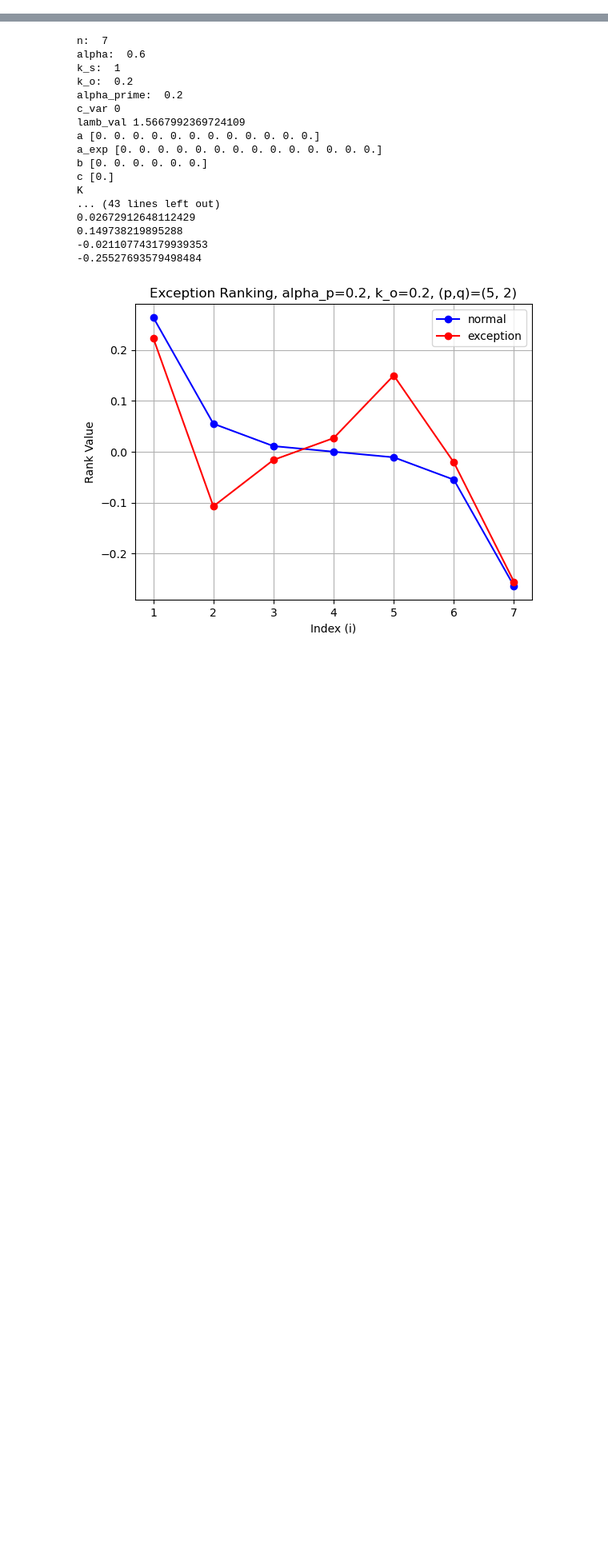
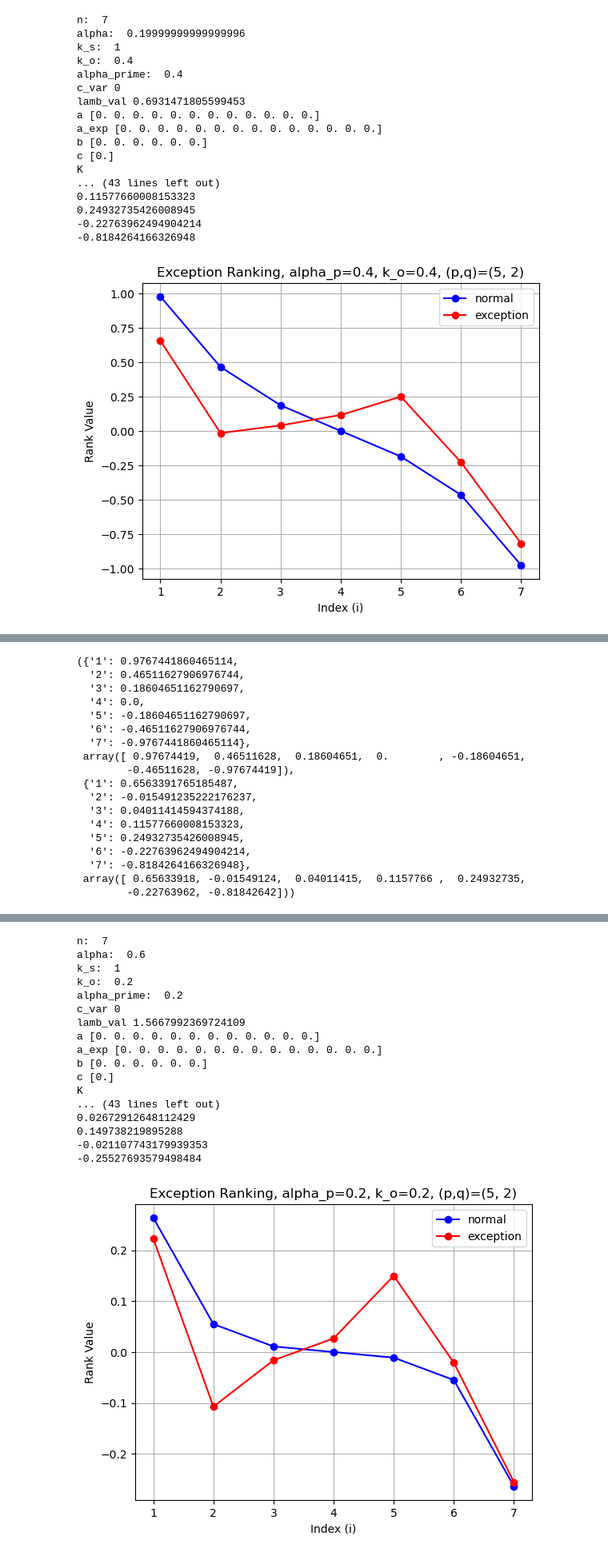
Before and after one commit to lukelc23/Analysis, a Jupyter notebook: inverse_computation_solutions.ipynb, the cells around one changed output, grey strips where cells are left out. Shown at 80% size. Saved outputs shown, nothing was run; the diff lists cells and outputs as text; code cells hidden in the pictures; blank space fills up the shorter version.

```diff
--- a/inverse_computation_solutions.ipynb
+++ b/inverse_computation_solutions.ipynb
@@ -748,0 +934,28 @@ K
+# %%
+n_set = 7
+k_o_set = 0.40
+k_s_set = 1
+p_set = 5
+q_set = 2
+c_var_set = 0
+
+run_simulation(n_set, k_o_set, k_s_set, p_set, q_set, c_var_set)
+# %% [output]
+n:  7
+alpha:  0.19999999999999996
+k_s:  1
+k_o:  0.4
+alpha_prime:  0.4
+c_var 0
+lamb_val 0.6931471805599453
+a [0. 0. 0. 0. 0. 0. 0. 0. 0. 0. 0. 0.]
+a_exp [0. 0. 0. 0. 0. 0. 0. 0. 0. 0. 0. 0. 0. 0.]
+b [0. 0. 0. 0. 0. 0.]
+c [0.]
+K
+... (43 lines left out)
+0.11577660008153323
+0.24932735426008945
+-0.22763962494904214
+-0.8184264166326948
+[figure, added]
@@ -748,0 +964,18 @@ K
+({'1': 0.9767441860465114,
+  '2': 0.46511627906976744,
+  '3': 0.18604651162790697,
+  '4': 0.0,
+  '5': -0.18604651162790697,
+  '6': -0.46511627906976744,
+  '7': -0.9767441860465114},
+ array([ 0.97674419,  0.46511628,  0.18604651,  0.        , -0.18604651,
+        -0.46511628, -0.97674419]),
+ {'1': 0.6563391765185487,
+  '2': -0.015491235222176237,
+  '3': 0.04011414594374188,
+  '4': 0.11577660008153323,
+  '5': 0.24932735426008945,
+  '6': -0.22763962494904214,
+  '7': -0.8184264166326948},
+ array([ 0.65633918, -0.01549124,  0.04011415,  0.1157766 ,  0.24932735,
+        -0.22763962, -0.81842642]))
```
Also changed, not shown: parts of 20 cells of this notebook, 3 other files.
